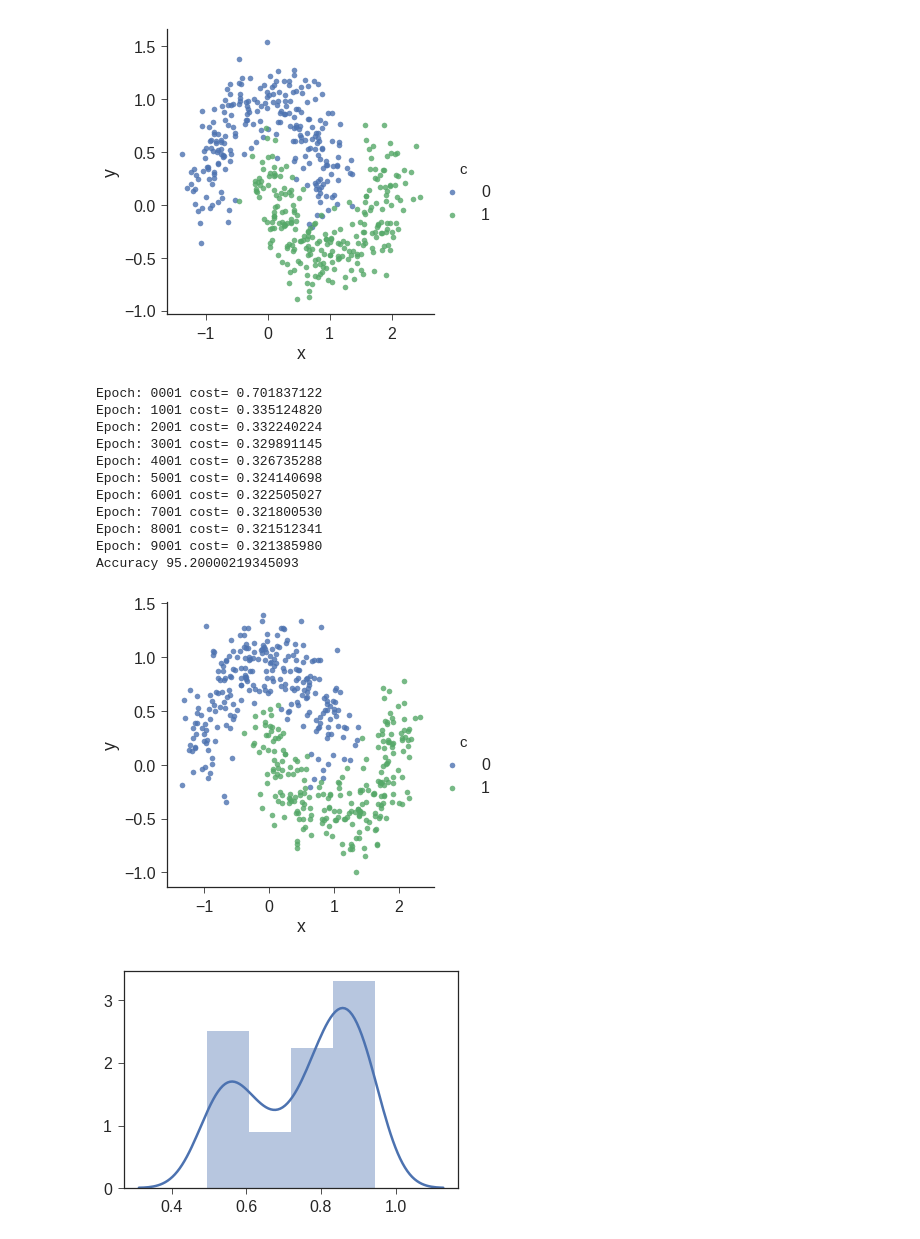
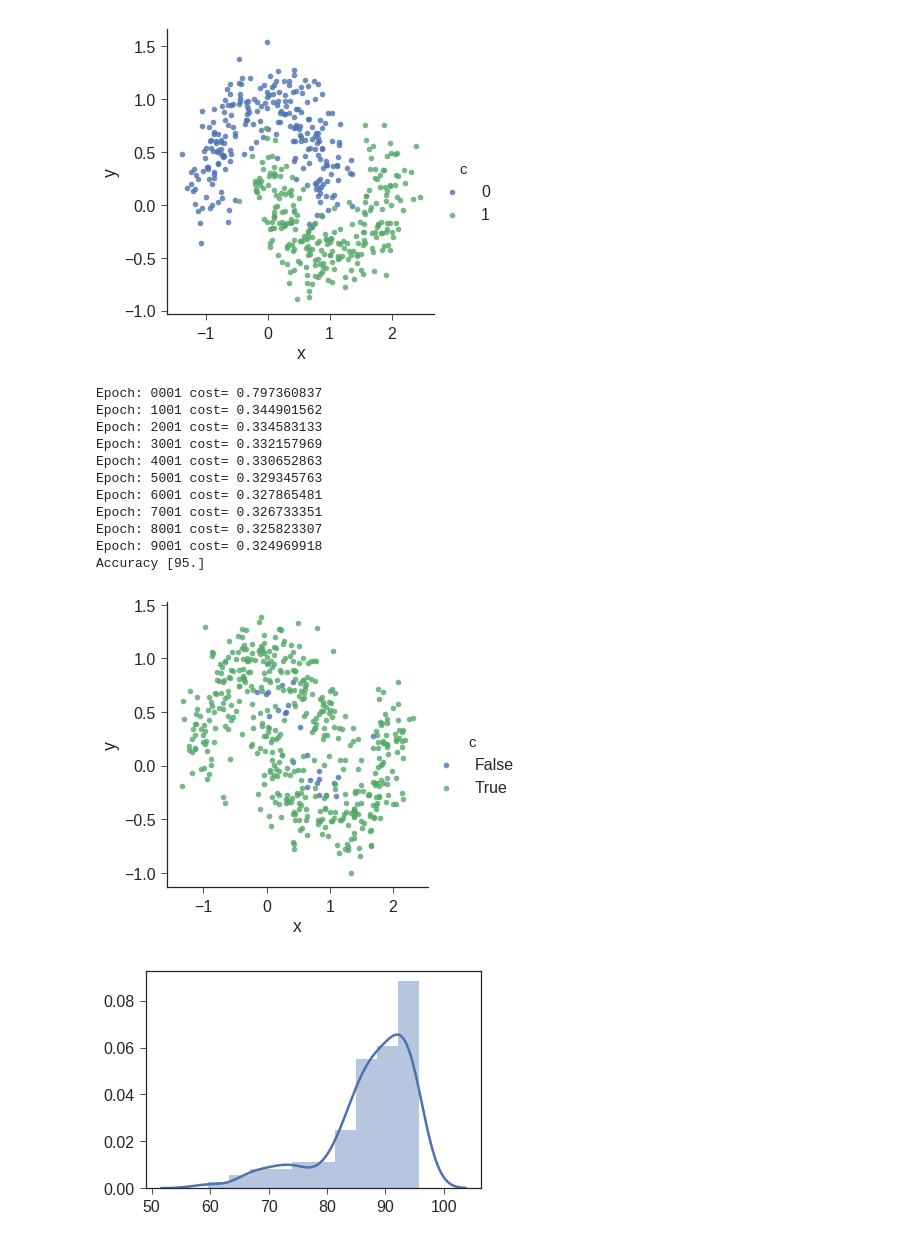
Before and after one commit to CSLDepend/AVFI, a Jupyter notebook: FaultLocalization.ipynb, the cells around one changed output. Saved outputs shown, nothing was run; the diff lists cells and outputs as text; code cells hidden in the pictures.

```diff
--- a/FaultLocalization.ipynb
+++ b/FaultLocalization.ipynb
@@ -110,30 +104,30 @@ class MultilayerPerceptron:
 # %%
 with tf.Session() as sess:
     # Train network
-    net = MultilayerPerceptron(2, 2, [20, 20])
+    net = MultilayerPerceptron(sess, 2, 2, [10, 10])
     net.train(X_train, Y_train, 10000, 300)
 
     # Test network
-    classes = net.test(X_test, Y_test)
-    d = pd.DataFrame.from_records([[p[0], p[1], c] for p, c in zip(X_test, classes)], columns=['x','y','c'])
-    sns.lmplot(data=d, x='x', y='y', hue='c', fit_reg=False)
+    predictions, correct, accuracy = net.test(X_test, Y_test)
+    print('Accuracy', accuracy)
+    sns.lmplot(data=pd.DataFrame.from_records([[point[0], point[1], pred, correct] for point, pred, correct in zip(X_test, predictions[0], correct[0])], columns=['x','y','p', 'c']), x='x', y='y', hue='c', fit_reg=False)
     plt.show()
 
     # Inject
-    accuracies = net.inject_and_test(X_test, Y_test, 1, 100)
+    predictions, correct, accuracies = net.inject_and_test(X_test, Y_test, 1, 100)
     sns.distplot(accuracies)
     plt.show()
 # %% [output]
-Epoch: 0001 cost= 0.701837122
-Epoch: 1001 cost= 0.335124820
-Epoch: 2001 cost= 0.332240224
-Epoch: 3001 cost= 0.329891145
-Epoch: 4001 cost= 0.326735288
-Epoch: 5001 cost= 0.324140698
-Epoch: 6001 cost= 0.322505027
-Epoch: 7001 cost= 0.321800530
-Epoch: 8001 cost= 0.321512341
-Epoch: 9001 cost= 0.321385980
-Accuracy 95.20000219345093
+Epoch: 0001 cost= 0.797360837
+Epoch: 1001 cost= 0.344901562
+Epoch: 2001 cost= 0.334583133
+Epoch: 3001 cost= 0.332157969
+Epoch: 4001 cost= 0.330652863
+Epoch: 5001 cost= 0.329345763
+Epoch: 6001 cost= 0.327865481
+Epoch: 7001 cost= 0.326733351
+Epoch: 8001 cost= 0.325823307
+Epoch: 9001 cost= 0.324969918
+Accuracy [95.]
-[figure, old version]
+[figure, new version]
-[figure, old version]
+[figure, new version]
```
Also changed, not shown: parts of 1 cell of this notebook.
